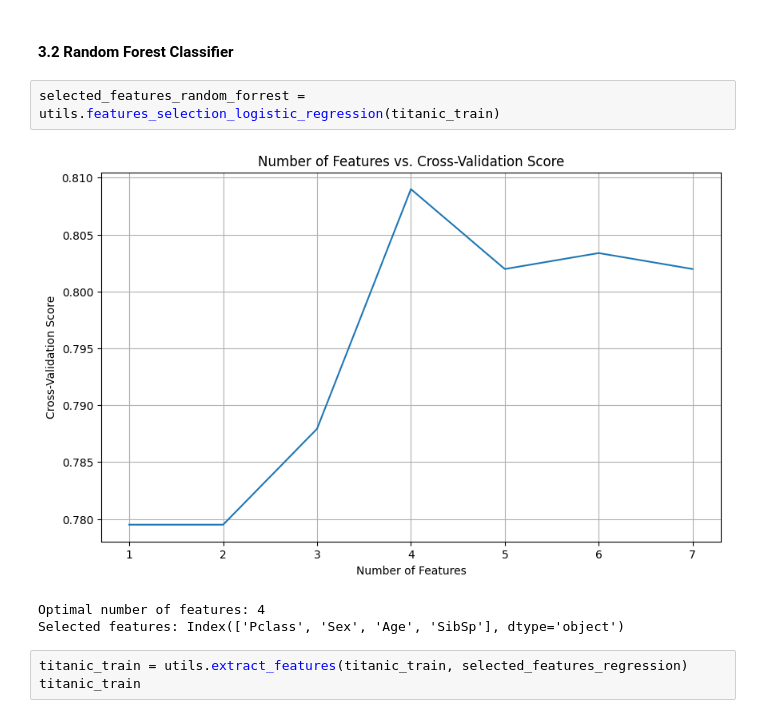
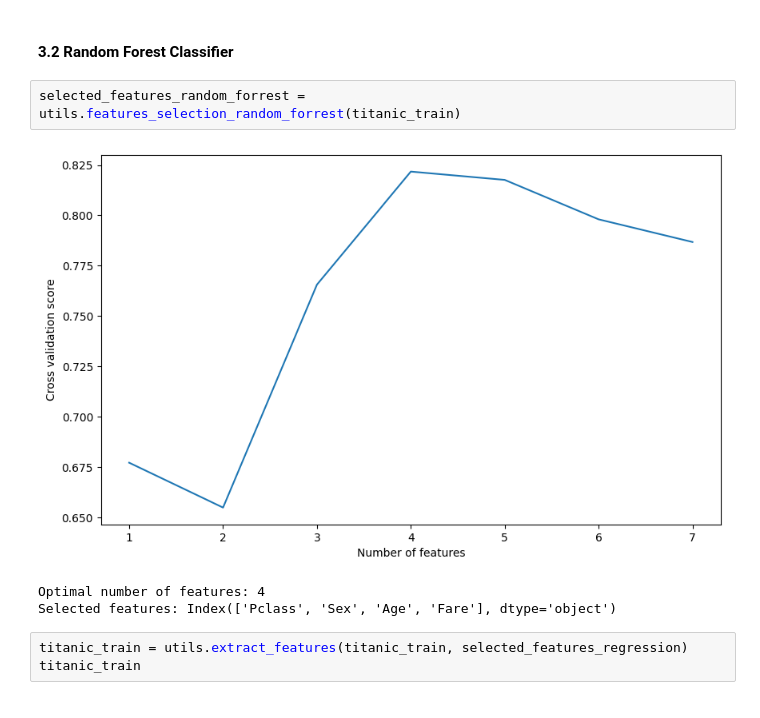
Before and after one commit to markopolo139/DataMiningAssignment1, a Jupyter notebook: titanic_classification.ipynb, the cells around one changed output. Cells and saved outputs as stored; diff of their text form.

```diff
--- a/titanic_classification.ipynb
+++ b/titanic_classification.ipynb
@@ -236,11 +236,11 @@ Selected features: Index(['Pclass', 'Sex', 'Age', 'SibSp'], dtype='object')
 # %% [markdown]
 #### 3.2 Random Forest Classifier
 # %%
-selected_features_random_forrest = utils.features_selection_logistic_regression(titanic_train)
+selected_features_random_forrest = utils.features_selection_random_forrest(titanic_train)
 # %% [output]
-[figure, old version]
+[figure, new version]
 Optimal number of features: 4
-Selected features: Index(['Pclass', 'Sex', 'Age', 'SibSp'], dtype='object')
+Selected features: Index(['Pclass', 'Sex', 'Age', 'Fare'], dtype='object')
 # %%
 titanic_train = utils.extract_features(titanic_train, selected_features_regression)
 titanic_train
```
Also changed, not shown: parts of 1 cell of this notebook, 1 other file.
